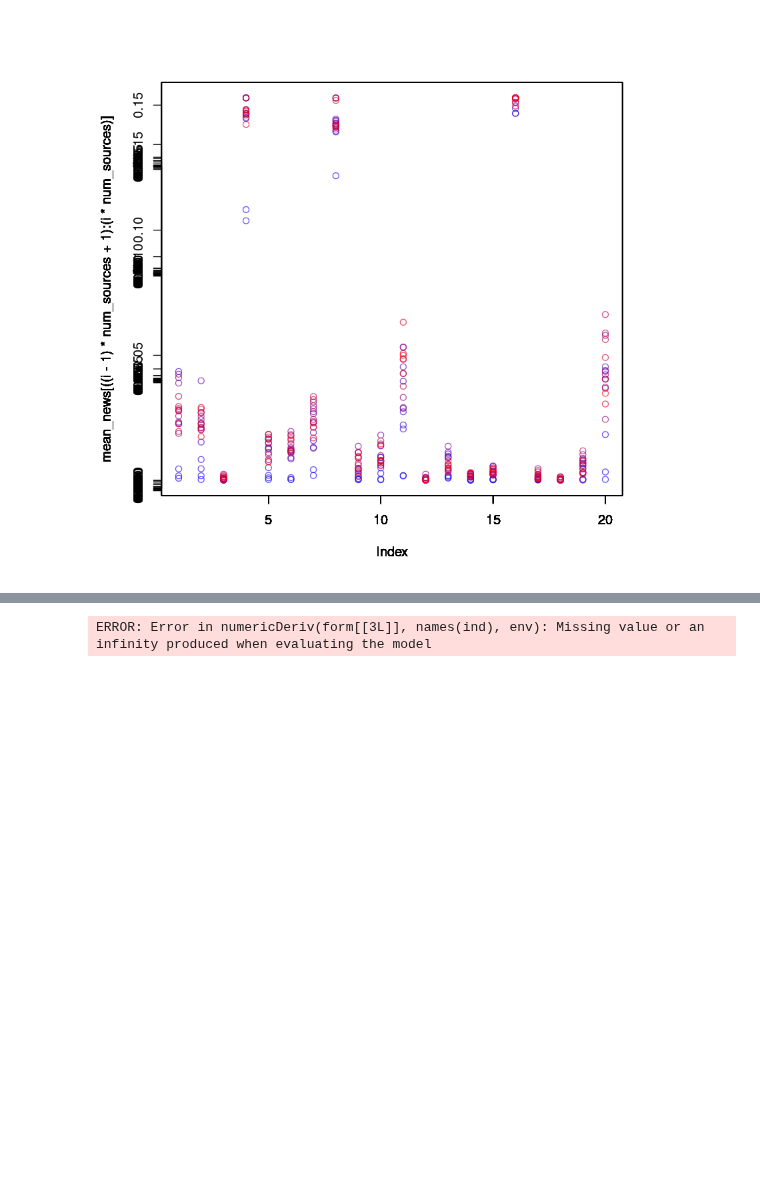
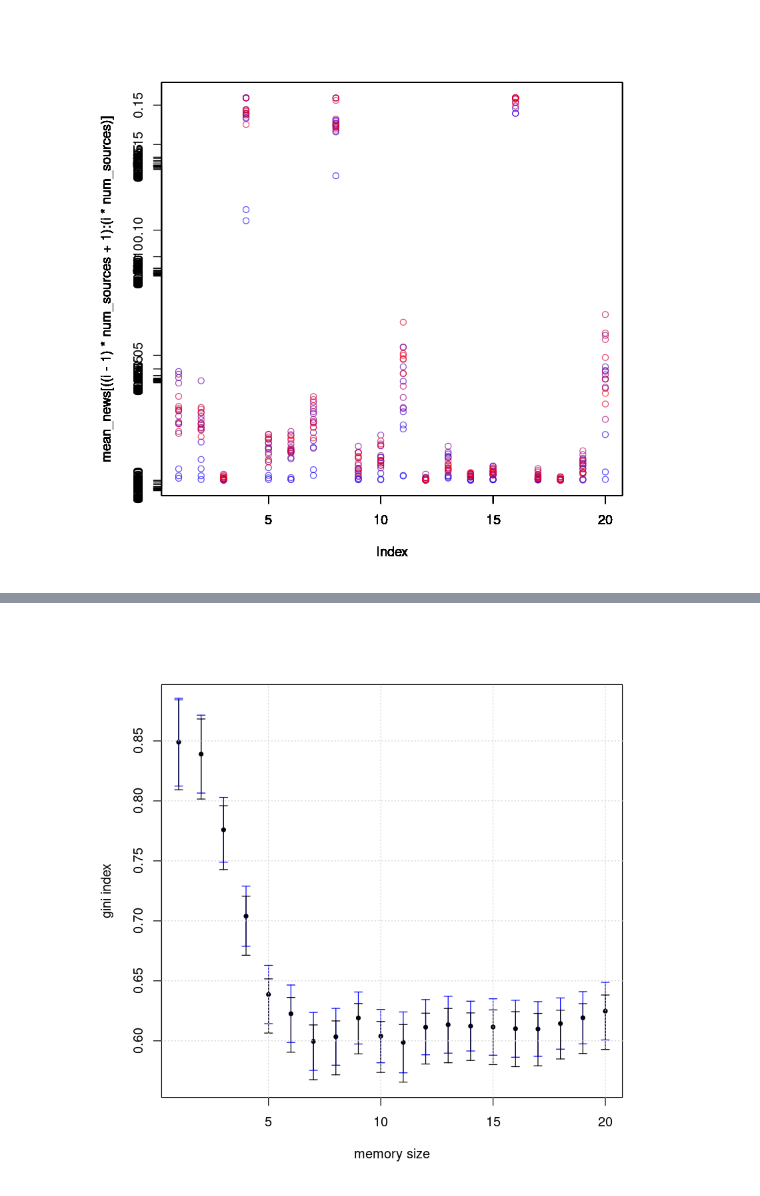
Before and after one commit to BFSteam/memory, a Jupyter notebook: jup/R/R_fit_activation_time.ipynb, the cells around one changed output, grey strips where cells are left out. Cells and saved outputs as stored; diff of their text form; code cells hidden in the pictures; blank space fills up the shorter version.

```diff
--- a/jup/R/R_fit_activation_time.ipynb
+++ b/jup/R/R_fit_activation_time.ipynb
@@ -188,0 +192,13 @@ Consider specifying 'start' or using a selfStart model”
+# %%
+#https://stats.stackexchange.com/questions/21868/gini-coefficient-and-error-bounds
+calc.Gini.bootstrap <- function(x, n, up, down) {
+    y <- boot(data = x, statistic = gini, R = n, parallel="multicore", ncpus=(cores-1))
+    qq <- quantile(y$t, probs=c(up, down))
+    g <- gini(x)
+    e1 <- g - as.numeric(qq[1])
+    e2 <- as.numeric(qq[2]) - g
+    s <- sd(y$t)
+    return(c(g, e1, e2, s))
+}
+
+calc.Gini.bootstrap(c(1,2,2,3,4,99), 500, 0.25, 0.95)
@@ -193,7 +211,11 @@ num_sources*memory
 threshold <- 1000
 
 mean_news <- double()
+mean_nerr <- double()
 gini_news <- double()
+gini_erru <- double()
+gini_errd <- double()
+gini_estd <- double()
 
 for(i in 1:memory ){
     for(j in 1:num_sources){
@@ -207,19 +229,20 @@ for(i in 1:memory ){
         #    col=rgb(0.05*i,0,1 - 0.05*(i-1),0.7),
         #    main=paste("Memory", as.character(i), "news", as.character(j)),
         #    xlab="Time", ylab=paste("news", as.character(j)), breaks=bb)
+        #box()
         ###########################
 
-        #box()
+        temp_vector <- c(as.vector(HBp[(i - 1)*num_sources + j,] - 1, mode="numeric")/(num_users*norm))
 
-        temp_vector <- as.vector(HBp[(i - 1)*num_sources + j,] - 1, mode="numeric")/(num_users*norm)
-        temp_2vector <- 0.
-        for(k in (maxtime - threshold + 1):maxtime){
-            temp_2vector <- temp_2vector + temp_vector[k]
-        }
-        temp_2vector <- temp_2vector / threshold
-        mean_news[(i - 1)*num_sources + j] <- temp_2vector # mean vector of news
+        mean_news[(i - 1)*num_sources + j] <- mean(temp_vector[maxtime-threshold+1:maxtime])
+        mean_nerr[(i - 1)*num_sources + j] <- std1(temp_vector[maxtime-threshold+1:maxtime])
     }
-    gini_news[i] <- Gini(mean_news[ ((i - 1) * num_sources + 1):( i * num_sources ) ])
+    to_gini <- mean_news[ ((i - 1) * num_sources + 1):( i * num_sources ) ]
+    results <- calc.Gini.bootstrap(to_gini, 100000, 0.16, 0.84)
+    gini_news[i] <- results[1]
+    gini_errd[i] <- results[2]
+    gini_erru[i] <- results[3]
+    gini_estd[i] <- results[4]
 }
 # %% [output]
 [1] 400
@@ -278,13 +256,11 @@ Achieved convergence tolerance: 3.315e-06
-# %%
-test <- data.frame(memory=c(0,5,10,15,30,50,60,90,120,180,240), gini=c(0.48, 1.15, 1.03, 1.37, 5.55, 16.77, 20.97, 21.67, 10.50, 2.28, 1.58))
-
-nonlin <- function(x, a, b) { exp(a+b*x^2) }
-nlsfit <- nls(gini ~ nonlin(memory, a, b), data=test, start=list(a=25, b=20))
-
-#with(test, plot(times, RNA, pch=19, ylim=c(0,40)))
-#tseq <- seq(0,250,.1)
-#pars <- coef(nlsfit)
-#print(pars)
-#lines(tseq, nonlin(tseq, pars[1], pars[2], pars[3]), col=2)
-# %% [output]
-ERROR: Error in numericDeriv(form[[3L]], names(ind), env): Missing value or an infinity produced when evaluating the model
+# %%
+#https://stackoverflow.com/questions/13032777/scatter-plot-with-error-bars
+Data <- data.frame(memory=c(1:20), gini=gini_news, giniup=gini_erru, ginidown=gini_errd, ginistd=gini_estd)
+
+plot(Data$memory, Data$gini, xlab="memory size", ylab="gini index", pch=20, ylim=range(c(Data$gini-Data$ginidown, Data$gini+Data$giniup)))
+arrows(Data$memory, Data$gini-Data$ginistd, Data$memory, Data$gini + Data$ginistd, length=0.05, angle=90, code=3, col='blue')
+arrows(Data$memory, Data$gini-Data$ginidown, Data$memory, Data$gini + Data$giniup, length=0.05, angle=90, code=3)
+par(new=TRUE)
+grid()
+# %% [output]
+[figure, added]
```
Also changed, not shown: parts of 17 cells of this notebook.
